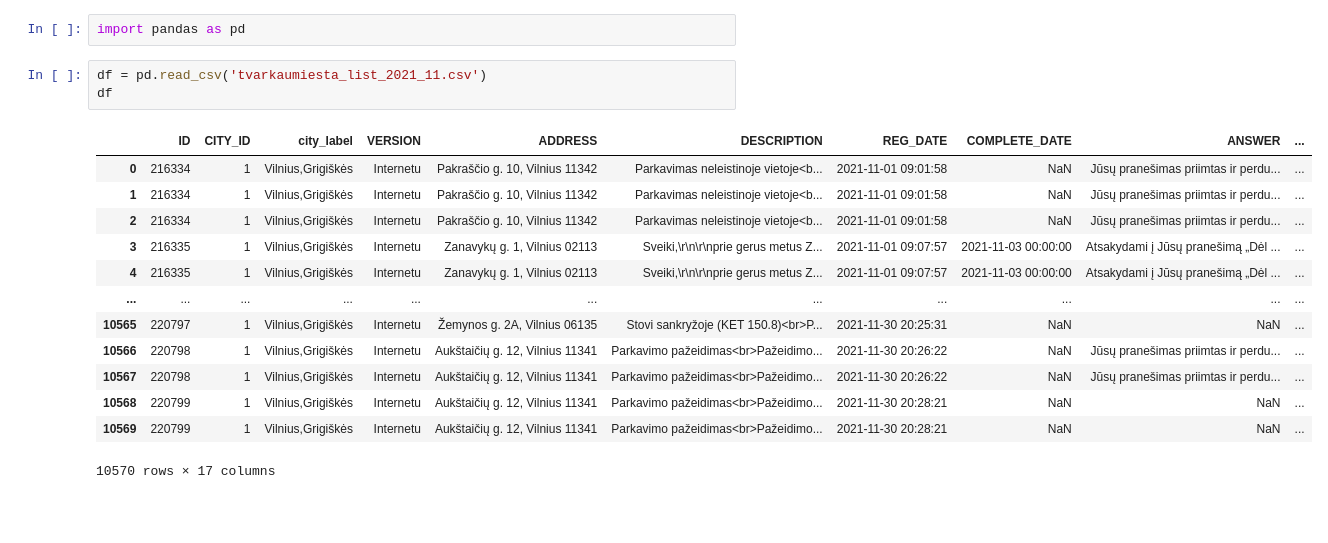
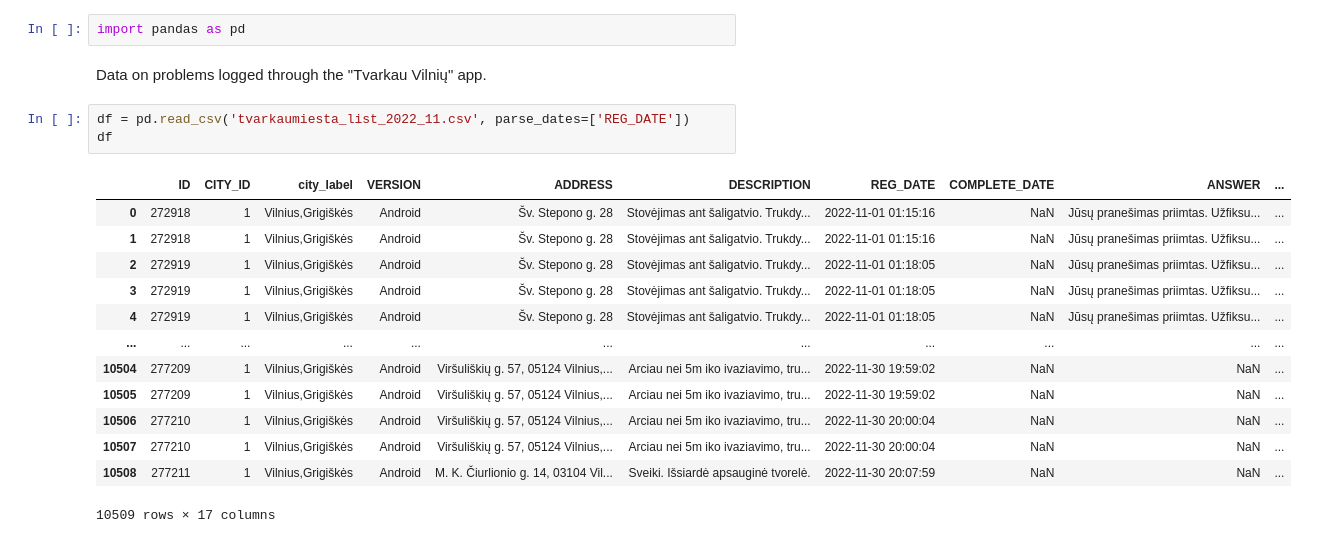
Before and after one commit to aidagarnyte/python_courses, a Jupyter notebook: final_project1.ipynb, the cells around one changed output. Cells and saved outputs as stored; diff of their text form; blank space fills up the shorter version.

```diff
--- a/final_project1.ipynb
+++ b/final_project1.ipynb
@@ -1,19 +1,21 @@
 # %%
 import pandas as pd
+# %% [markdown]
+Data on problems logged through the "Tvarkau Vilnių" app.
 # %%
-df = pd.read_csv('tvarkaumiesta_list_2021_11.csv')
+df = pd.read_csv('tvarkaumiesta_list_2022_11.csv', parse_dates=['REG_DATE'])
 df
 # %% [output]
 |  | ID | CITY_ID | city_label | VERSION | ADDRESS | DESCRIPTION | REG_DATE | COMPLETE_DATE | ANSWER | ... |
-| 0 | 216334 | 1 | Vilnius,Grigiškės | Internetu | Pakraščio g. 10, Vilnius 11342 | Parkavimas neleistinoje vietoje<b... | 2021-11-01 09:01:58 | NaN | Jūsų pranešimas priimtas ir perdu... | ... |
-| 1 | 216334 | 1 | Vilnius,Grigiškės | Internetu | Pakraščio g. 10, Vilnius 11342 | Parkavimas neleistinoje vietoje<b... | 2021-11-01 09:01:58 | NaN | Jūsų pranešimas priimtas ir perdu... | ... |
-| 2 | 216334 | 1 | Vilnius,Grigiškės | Internetu | Pakraščio g. 10, Vilnius 11342 | Parkavimas neleistinoje vietoje<b... | 2021-11-01 09:01:58 | NaN | Jūsų pranešimas priimtas ir perdu... | ... |
-| 3 | 216335 | 1 | Vilnius,Grigiškės | Internetu | Zanavykų g. 1, Vilnius 02113 | Sveiki,\r\n\r\nprie gerus metus Z... | 2021-11-01 09:07:57 | 2021-11-03 00:00:00 | Atsakydami į Jūsų pranešimą „Dėl ... | ... |
-| 4 | 216335 | 1 | Vilnius,Grigiškės | Internetu | Zanavykų g. 1, Vilnius 02113 | Sveiki,\r\n\r\nprie gerus metus Z... | 2021-11-01 09:07:57 | 2021-11-03 00:00:00 | Atsakydami į Jūsų pranešimą „Dėl ... | ... |
+| 0 | 272918 | 1 | Vilnius,Grigiškės | Android | Šv. Stepono g. 28 | Stovėjimas ant šaligatvio. Trukdy... | 2022-11-01 01:15:16 | NaN | Jūsų pranešimas priimtas. Užfiksu... | ... |
+| 1 | 272918 | 1 | Vilnius,Grigiškės | Android | Šv. Stepono g. 28 | Stovėjimas ant šaligatvio. Trukdy... | 2022-11-01 01:15:16 | NaN | Jūsų pranešimas priimtas. Užfiksu... | ... |
+| 2 | 272919 | 1 | Vilnius,Grigiškės | Android | Šv. Stepono g. 28 | Stovėjimas ant šaligatvio. Trukdy... | 2022-11-01 01:18:05 | NaN | Jūsų pranešimas priimtas. Užfiksu... | ... |
+| 3 | 272919 | 1 | Vilnius,Grigiškės | Android | Šv. Stepono g. 28 | Stovėjimas ant šaligatvio. Trukdy... | 2022-11-01 01:18:05 | NaN | Jūsų pranešimas priimtas. Užfiksu... | ... |
+| 4 | 272919 | 1 | Vilnius,Grigiškės | Android | Šv. Stepono g. 28 | Stovėjimas ant šaligatvio. Trukdy... | 2022-11-01 01:18:05 | NaN | Jūsų pranešimas priimtas. Užfiksu... | ... |
 | ... | ... | ... | ... | ... | ... | ... | ... | ... | ... | ... |
-| 10565 | 220797 | 1 | Vilnius,Grigiškės | Internetu | Žemynos g. 2A, Vilnius 06135 | Stovi sankryžoje (KET 150.8)<br>P... | 2021-11-30 20:25:31 | NaN | NaN | ... |
-| 10566 | 220798 | 1 | Vilnius,Grigiškės | Internetu | Aukštaičių g. 12, Vilnius 11341 | Parkavimo pažeidimas<br>Pažeidimo... | 2021-11-30 20:26:22 | NaN | Jūsų pranešimas priimtas ir perdu... | ... |
-| 10567 | 220798 | 1 | Vilnius,Grigiškės | Internetu | Aukštaičių g. 12, Vilnius 11341 | Parkavimo pažeidimas<br>Pažeidimo... | 2021-11-30 20:26:22 | NaN | Jūsų pranešimas priimtas ir perdu... | ... |
-| 10568 | 220799 | 1 | Vilnius,Grigiškės | Internetu | Aukštaičių g. 12, Vilnius 11341 | Parkavimo pažeidimas<br>Pažeidimo... | 2021-11-30 20:28:21 | NaN | NaN | ... |
-| 10569 | 220799 | 1 | Vilnius,Grigiškės | Internetu | Aukštaičių g. 12, Vilnius 11341 | Parkavimo pažeidimas<br>Pažeidimo... | 2021-11-30 20:28:21 | NaN | NaN | ... |
+| 10504 | 277209 | 1 | Vilnius,Grigiškės | Android | Viršuliškių g. 57, 05124 Vilnius,... | Arciau nei 5m iko ivaziavimo, tru... | 2022-11-30 19:59:02 | NaN | NaN | ... |
+| 10505 | 277209 | 1 | Vilnius,Grigiškės | Android | Viršuliškių g. 57, 05124 Vilnius,... | Arciau nei 5m iko ivaziavimo, tru... | 2022-11-30 19:59:02 | NaN | NaN | ... |
+| 10506 | 277210 | 1 | Vilnius,Grigiškės | Android | Viršuliškių g. 57, 05124 Vilnius,... | Arciau nei 5m iko ivaziavimo, tru... | 2022-11-30 20:00:04 | NaN | NaN | ... |
+| 10507 | 277210 | 1 | Vilnius,Grigiškės | Android | Viršuliškių g. 57, 05124 Vilnius,... | Arciau nei 5m iko ivaziavimo, tru... | 2022-11-30 20:00:04 | NaN | NaN | ... |
+| 10508 | 277211 | 1 | Vilnius,Grigiškės | Android | M. K. Čiurlionio g. 14, 03104 Vil... | Sveiki. Išsiardė apsauginė tvorelė. | 2022-11-30 20:07:59 | NaN | NaN | ... |
-10570 rows × 17 columns
+10509 rows × 17 columns
```
Also changed, not shown: parts of 16 cells of this notebook, 1 other file.
